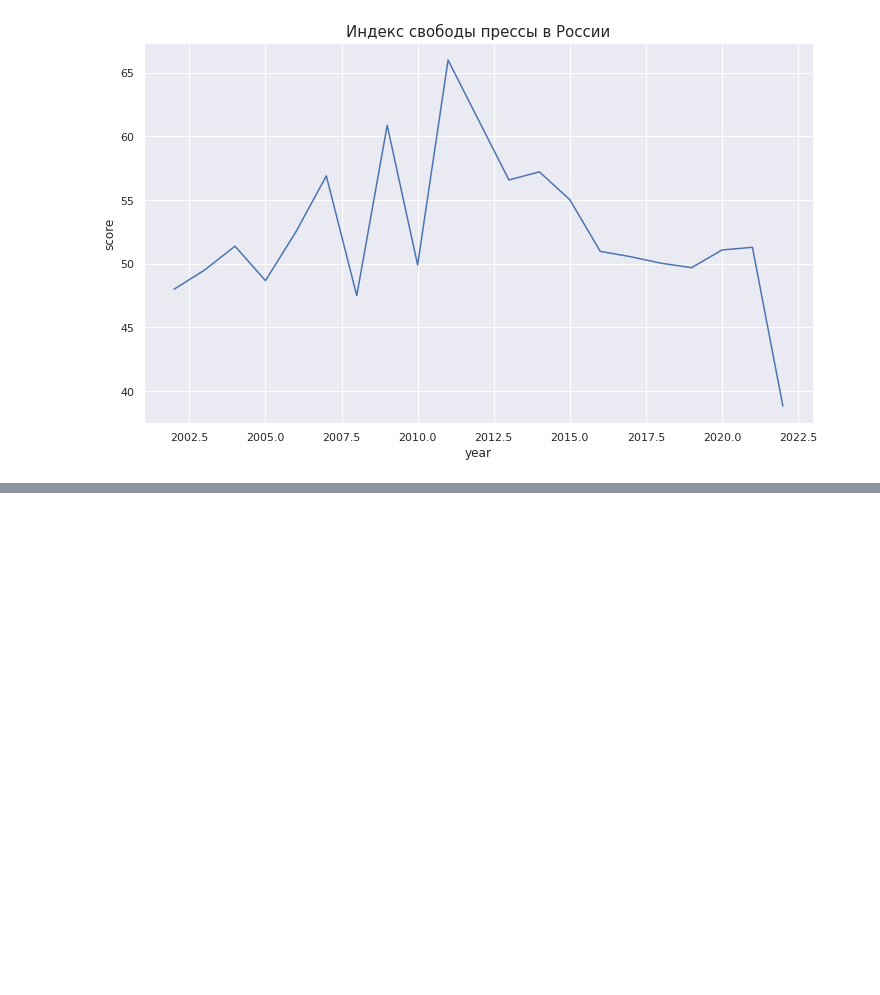
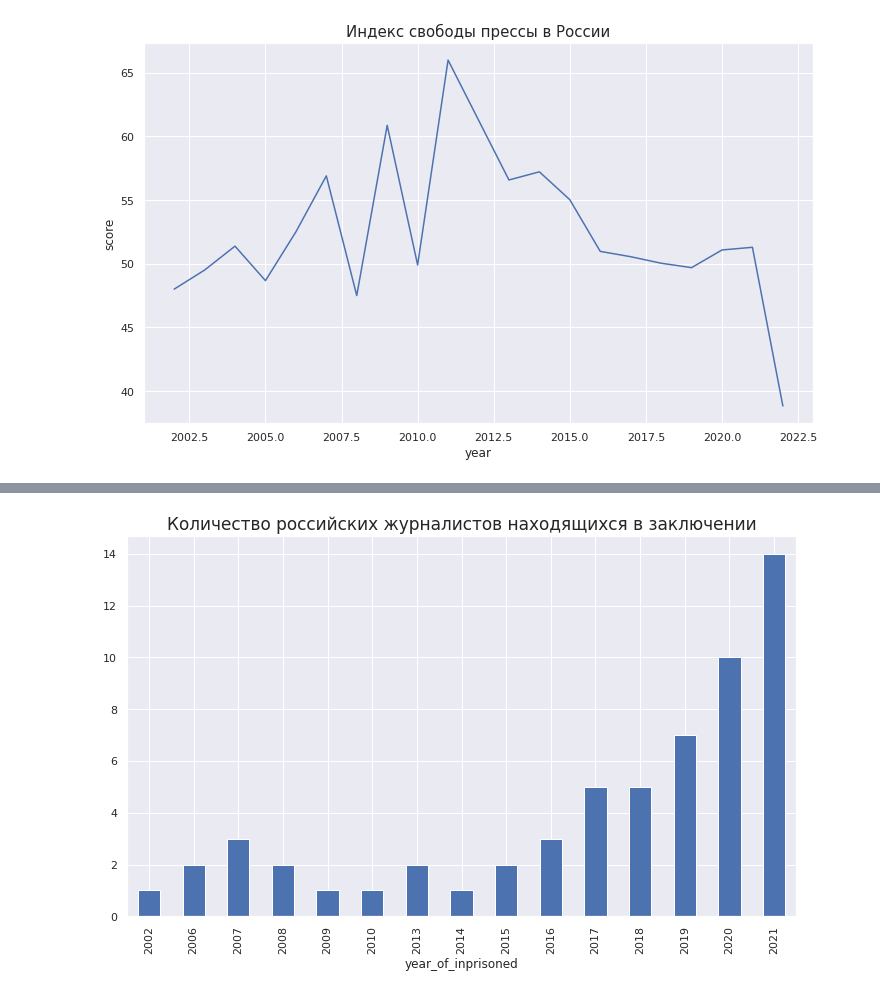
Before and after one commit to kkruglik/runet_blockings, a Jupyter notebook: data_analysis.ipynb, the cells around one changed output, grey strips where cells are left out. Cells and saved outputs as stored; diff of their text form; code cells hidden in the pictures; blank space fills up the shorter version.

```diff
--- a/data_analysis.ipynb
+++ b/data_analysis.ipynb
@@ -266,0 +273,9 @@ plt.show()
+# %%
+df = pd.DataFrame(columns=['organizations', 'fullName', 'location', 'status', 'typeOfDeath', 'charges', 'startDisplay', 'mtpage', 'country', 'type', 'motiveConfirmed', 'year_of_inprisoned'])
+for year in tqdm(range(2000, 2022)):
+        url = f'https://datamanager.cpj.org/api/datamanager/reports/entries?distinct(personId)&includes=organizations,fullName,location,status,typeOfDeath,charges,startDisplay,mtpage,country,type,motiveConfirmed&sort=fullName&pageNum=1&pageSize=20&in(status,%27Imprisoned%27)&in(cc_fips,%27RS%27)&eq(year,{year})'
+        data = requests.get(url).json()
+        for val in data['data']:
+            new_rows = pd.Series(val).to_frame().T
+            new_rows['year_of_inprisoned'] = year
+            df = pd.concat([new_rows, df], ignore_index=True)
@@ -266,0 +299,10 @@ plt.show()
+# %%
+df.startDisplay = df.startDisplay.str.replace('In Occupied Crimea on ', '')
+# %%
+df.startDisplay = pd.to_datetime(df.startDisplay)
+# %%
+df.groupby('year_of_inprisoned').size().plot(kind='bar')
+# plt.xticks(np.unique(df.year_of_inprisoned).tolist())
+plt.title('Количество российских журналистов находящихся в заключении', fontsize=17);
+# %% [output]
+[figure, added]
```
Also changed, not shown: parts of 17 cells of this notebook.
